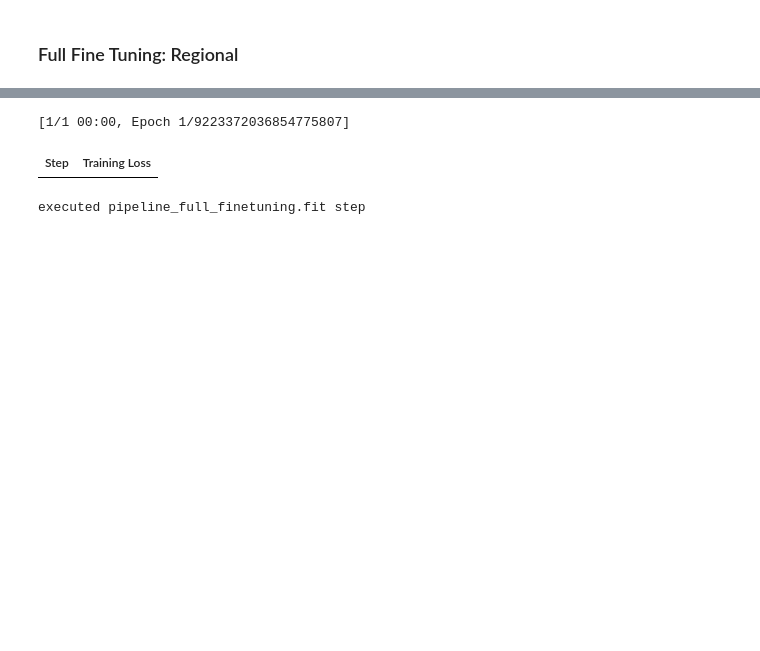
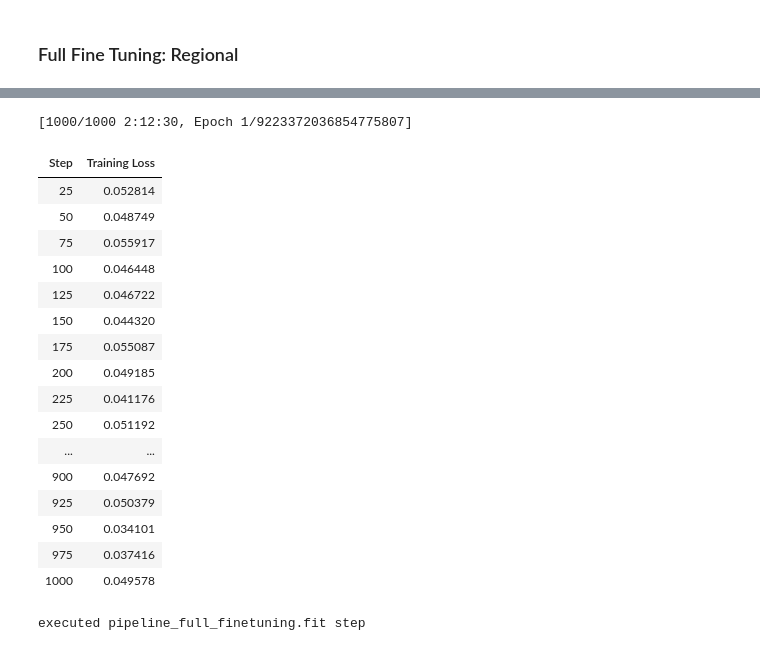
Before and after one commit to AMudie/ConflictTracker3, a Jupyter notebook: ConflictTracker/ConflictCalc/Python_Any/Python Notebooks/Chronos2 Modelling.ipynb, the cells around one changed output, grey strips where cells are left out. Drawn from its saved outputs; the diff is of its cells as text; code cells hidden in the pictures; blank space fills up the shorter version.

```diff
--- a/ConflictTracker/ConflictCalc/Python_Any/Python Notebooks/Chronos2 Modelling.ipynb
+++ b/ConflictTracker/ConflictCalc/Python_Any/Python Notebooks/Chronos2 Modelling.ipynb
@@ -1405,30 +1432,46 @@ current time: 2026-10-11 15:58:44.339557
 # %%
 # Load Chronos‑2
 pipeline_full_finetuning_regional = Chronos2Pipeline.from_pretrained(
     "amazon/chronos-2",
     device_map="cpu"   #"CUDA also an option if you're a baller with a big GPU (I am not).
 )
 
 # Fine-tune the model (full)
 full_finetining_chronos_pipeline_regional = pipeline_full_finetuning_regional.fit(
     inputs=training_inputs_full_ft,
   #  validation_inputs= validation_inputs_full_ft,
     prediction_length=12, #must match the number of observations in the future_df per place.
     num_steps=1000,#Set to 10 just to check that it works.
-    learning_rate=1e-6,
+    learning_rate=1e-5, #1e-6 seems to barely move the needle: predictions almost exactly match the vanilla one.
     batch_size=256, #256 default
     logging_steps=25,
     finetune_mode="full",
     lr_scheduler_type="linear",
 )
 print("executed pipeline_full_finetuning.fit step")
 
 #joblib.dump(full_finetining_chronos_pipeline_regional, f"../Models/Chronos2/chronos2_model_regional_full_finetuning.pkl") #save the full model as a pickle file.
-full_finetining_chronos_pipeline_regional.save_pretrained("../Models/Chronos2/chronos2_model_regional_full_finetuning")
+full_finetining_chronos_pipeline_regional.model.save_pretrained("../Models/Chronos2/chronos2_model_regional_full_finetuning", safe_serialization=True)
 
 ct = datetime.datetime.now()
 print("current time:", ct)
 # %% [output]
-[1/1 00:00, Epoch 1/9223372036854775807]
+[1000/1000 2:12:30, Epoch 1/9223372036854775807]
 | Step | Training Loss |
+| 25 | 0.052814 |
+| 50 | 0.048749 |
+| 75 | 0.055917 |
+| 100 | 0.046448 |
+| 125 | 0.046722 |
+| 150 | 0.044320 |
+| 175 | 0.055087 |
+| 200 | 0.049185 |
+| 225 | 0.041176 |
+| 250 | 0.051192 |
+| ... | ... |
+| 900 | 0.047692 |
+| 925 | 0.050379 |
+| 950 | 0.034101 |
+| 975 | 0.037416 |
+| 1000 | 0.049578 |
 executed pipeline_full_finetuning.fit step
```
Also changed, not shown: parts of 24 cells of this notebook, 4 other files.
